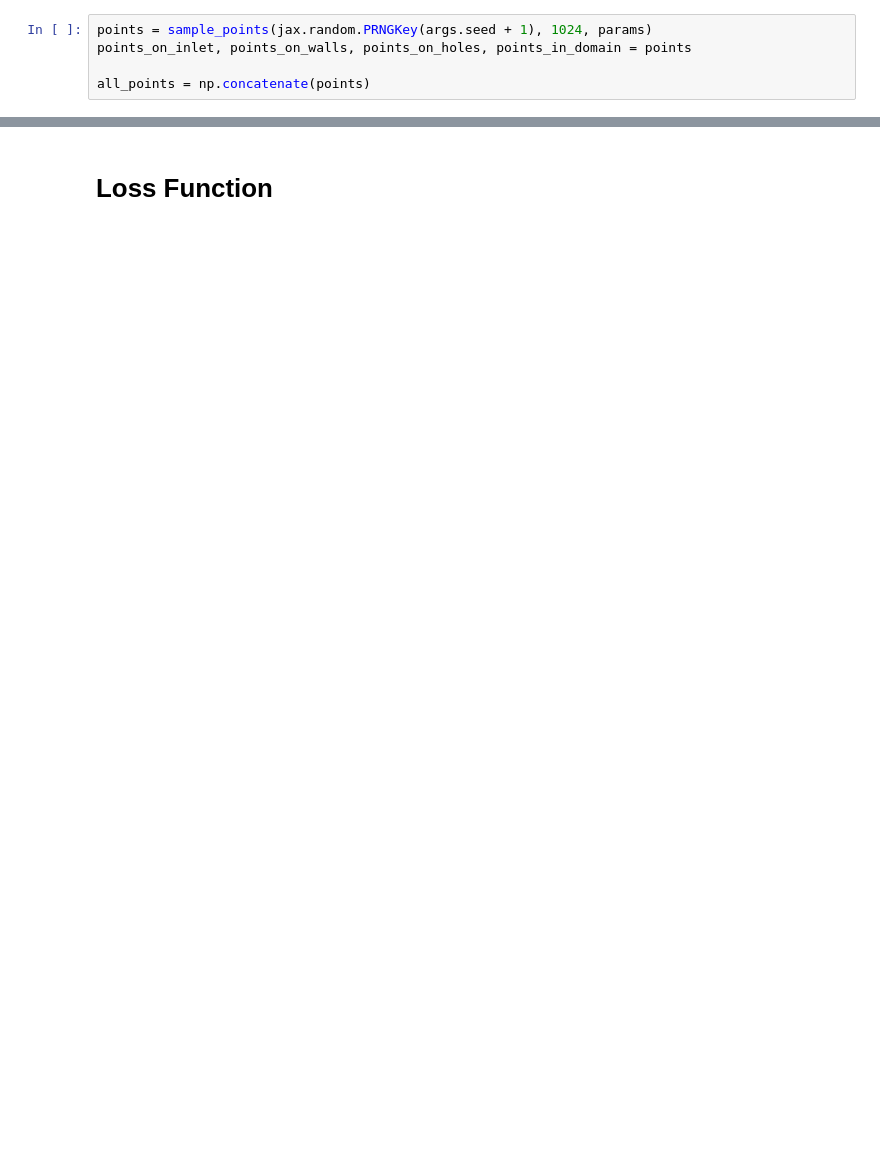
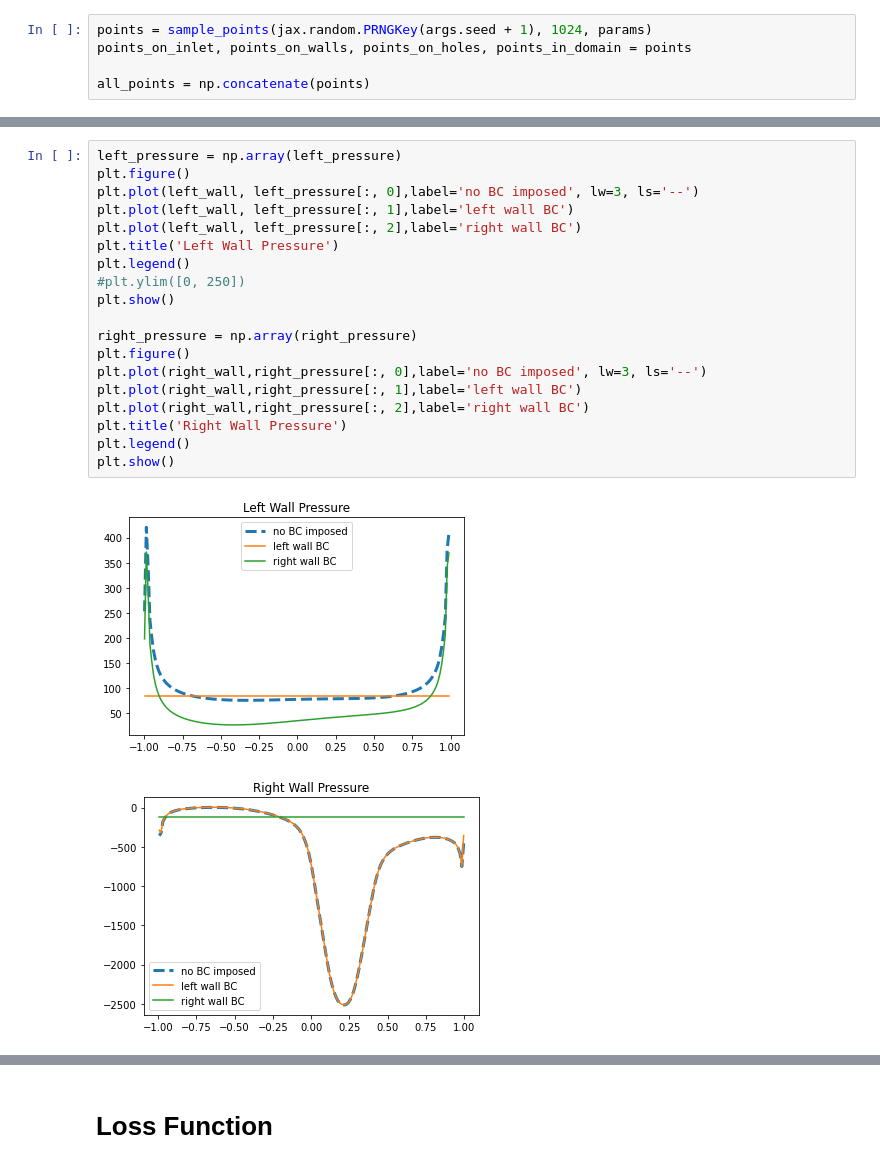
Before and after one commit to sunnytqin/meta-pde, a Jupyter notebook: src/notebooks/test_linear_stokes.ipynb, the cells around one changed output, grey strips where cells are left out. Saved outputs shown, nothing was run; the diff lists cells and outputs as text; blank space fills up the shorter version.

```diff
--- a/src/notebooks/test_linear_stokes.ipynb
+++ b/src/notebooks/test_linear_stokes.ipynb
@@ -65,0 +91,22 @@ taylor = SecondOrderTaylorLookup(u_p, all_points, d = 3)
+# %%
+left_pressure = np.array(left_pressure)
+plt.figure()
+plt.plot(left_wall, left_pressure[:, 0],label='no BC imposed', lw=3, ls='--')
+plt.plot(left_wall, left_pressure[:, 1],label='left wall BC')
+plt.plot(left_wall, left_pressure[:, 2],label='right wall BC')
+plt.title('Left Wall Pressure')
+plt.legend()
+#plt.ylim([0, 250])
+plt.show()
+
+right_pressure = np.array(right_pressure)
+plt.figure()
+plt.plot(right_wall,right_pressure[:, 0],label='no BC imposed', lw=3, ls='--')
+plt.plot(right_wall,right_pressure[:, 1],label='left wall BC')
+plt.plot(right_wall,right_pressure[:, 2],label='right wall BC')
+plt.title('Right Wall Pressure')
+plt.legend()
+plt.show()
+# %% [output]
+[figure, added]
+[figure, added]
```
Also changed, not shown: parts of 36 cells of this notebook, 1 other file.
